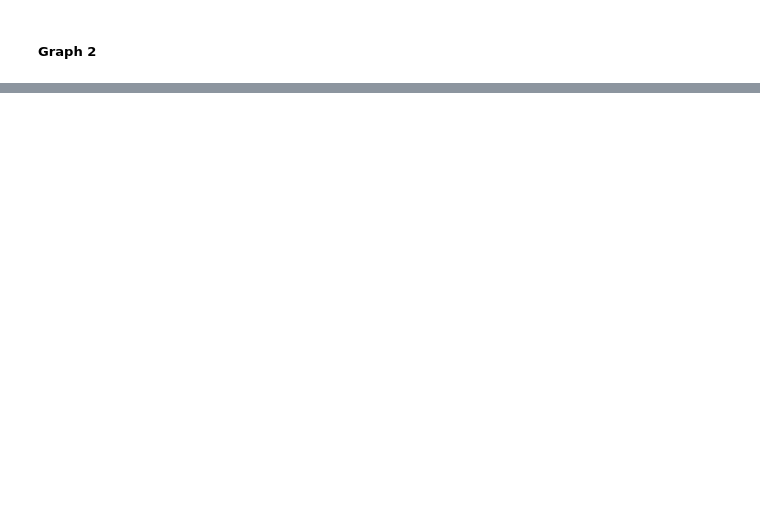
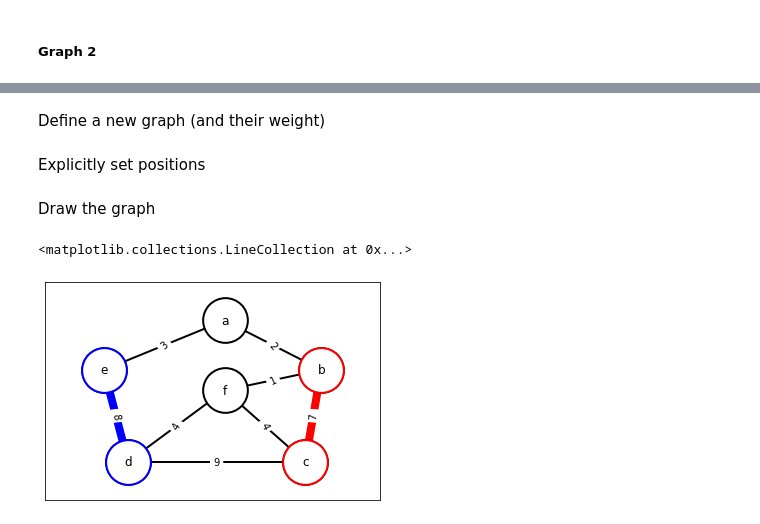
Before and after one commit to undefv1/vce-algorithmics, a Jupyter notebook: 3.1 Solving Problems/3.1_worksheet.ipynb, the cells around one changed output, grey strips where cells are left out. Cells and saved outputs as stored; diff of their text form; code cells hidden in the pictures; blank space fills up the shorter version.

```diff
--- a/3.1 Solving Problems/3.1_worksheet.ipynb
+++ b/3.1 Solving Problems/3.1_worksheet.ipynb
@@ -96,0 +45,14 @@ plt.show()
+# %% [markdown]
+Define a new graph (and their weight)
+# %%
+H = nx.Graph()
+H.add_edge('a', 'b', weight = 2)
+H.add_edge('a', 'e', weight = 3)
+H.add_edge('b', 'c', weight = 7)
+H.add_edge('b', 'f', weight = 1)
+H.add_edge('c', 'f', weight = 4)
+H.add_edge('c', 'd', weight = 9)
+H.add_edge('d', 'e', weight = 8)
+H.add_edge('d', 'f', weight = 4)
+# %% [markdown]
+Explicitly set positions
@@ -96,0 +62,37 @@ plt.show()
+# %% [markdown]
+Draw the graph
+# %%
+# to avoid clipping
+ax = plt.gca()
+ax.margins(0.20)
+
+# labels
+edge_labels = dict([((u, v,), d['weight'])
+                    for u, v, d in H.edges(data=True)])
+
+nx.draw_networkx_edge_labels(H, pos, edge_labels=edge_labels)
+nx.draw_networkx_labels(H, pos)
+
+# Base style for node and edge
+nx.draw_networkx_nodes(
+    H, pos=pos, node_size=2000, node_color="white", edgecolors='black', linewidths=2
+)
+nx.draw_networkx_edges(H, pos, width=2)
+
+# Special style for ed, bc
+nx.draw_networkx_nodes(
+    H, pos=pos, node_size=2000, nodelist=['e', 'd'], node_color="white", edgecolors='blue', linewidths=2,
+)
+nx.draw_networkx_nodes(
+    H, pos=pos, node_size=2000, nodelist=['b', 'c'], node_color="white", edgecolors='red', linewidths=2
+)
+
+nx.draw_networkx_edges(H, pos,
+                       edgelist=[('e', 'd')],
+                       width=8, edge_color='blue')
+nx.draw_networkx_edges(H, pos,
+                       edgelist=[('b', 'c')],
+                       width=8, edge_color='red')
+# %% [output]
+<matplotlib.collections.LineCollection at 0x...>
+[figure, added]
```
Also changed, not shown: parts of 13 cells of this notebook.
